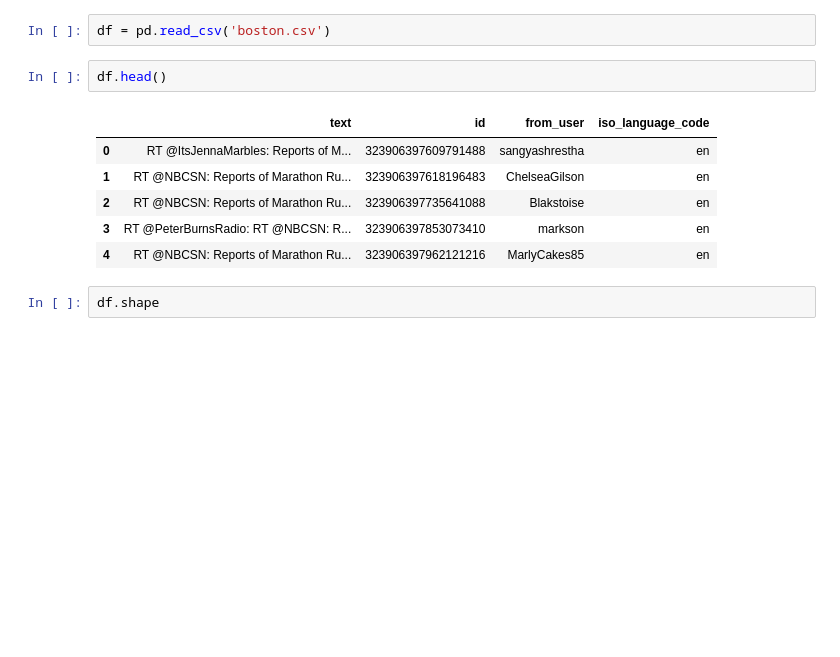
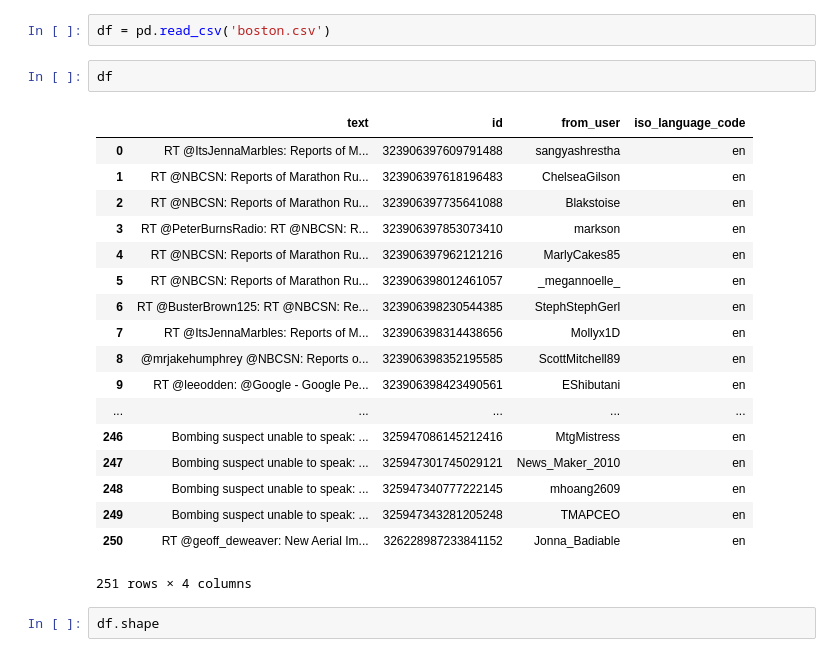
Before and after one commit to arjun123-iitkgp/bostonbombing, a Jupyter notebook: TweetClustering.ipynb, the cells around one changed output. Saved outputs shown, nothing was run; the diff lists cells and outputs as text; blank space fills up the shorter version.

```diff
--- a/TweetClustering.ipynb
+++ b/TweetClustering.ipynb
@@ -4,14 +4,26 @@ import nltk
 # %%
 df = pd.read_csv('boston.csv')
 # %%
-df.head()
+df
 # %% [output]
 |  | text | id | from_user | iso_language_code |
 | 0 | RT @ItsJennaMarbles: Reports of M... | 323906397609791488 | sangyashrestha | en |
 | 1 | RT @NBCSN: Reports of Marathon Ru... | 323906397618196483 | ChelseaGilson | en |
 | 2 | RT @NBCSN: Reports of Marathon Ru... | 323906397735641088 | Blakstoise | en |
 | 3 | RT @PeterBurnsRadio: RT @NBCSN: R... | 323906397853073410 | markson | en |
 | 4 | RT @NBCSN: Reports of Marathon Ru... | 323906397962121216 | MarlyCakes85 | en |
+| 5 | RT @NBCSN: Reports of Marathon Ru... | 323906398012461057 | _megannoelle_ | en |
+| 6 | RT @BusterBrown125: RT @NBCSN: Re... | 323906398230544385 | StephStephGerl | en |
+| 7 | RT @ItsJennaMarbles: Reports of M... | 323906398314438656 | Mollyx1D | en |
+| 8 | @mrjakehumphrey @NBCSN: Reports o... | 323906398352195585 | ScottMitchell89 | en |
+| 9 | RT @leeodden: @Google - Google Pe... | 323906398423490561 | EShibutani | en |
+| ... | ... | ... | ... | ... |
+| 246 | Bombing suspect unable to speak: ... | 325947086145212416 | MtgMistress | en |
+| 247 | Bombing suspect unable to speak: ... | 325947301745029121 | News_Maker_2010 | en |
+| 248 | Bombing suspect unable to speak: ... | 325947340777222145 | mhoang2609 | en |
+| 249 | Bombing suspect unable to speak: ... | 325947343281205248 | TMAPCEO | en |
+| 250 | RT @geoff_deweaver: New Aerial Im... | 326228987233841152 | Jonna_Badiable | en |
+251 rows × 4 columns
 # %%
 df.shape
 # %% [output]
```
Also changed, not shown: parts of 13 cells of this notebook, 2 other files.
